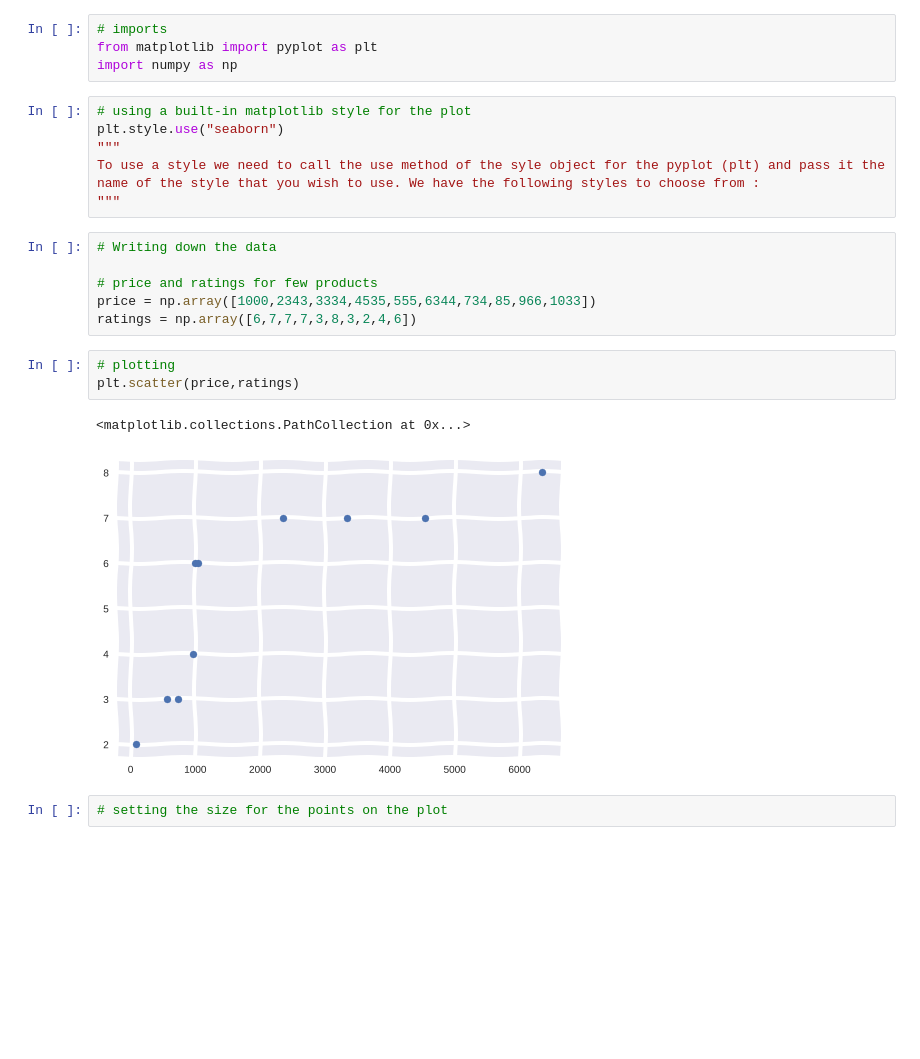
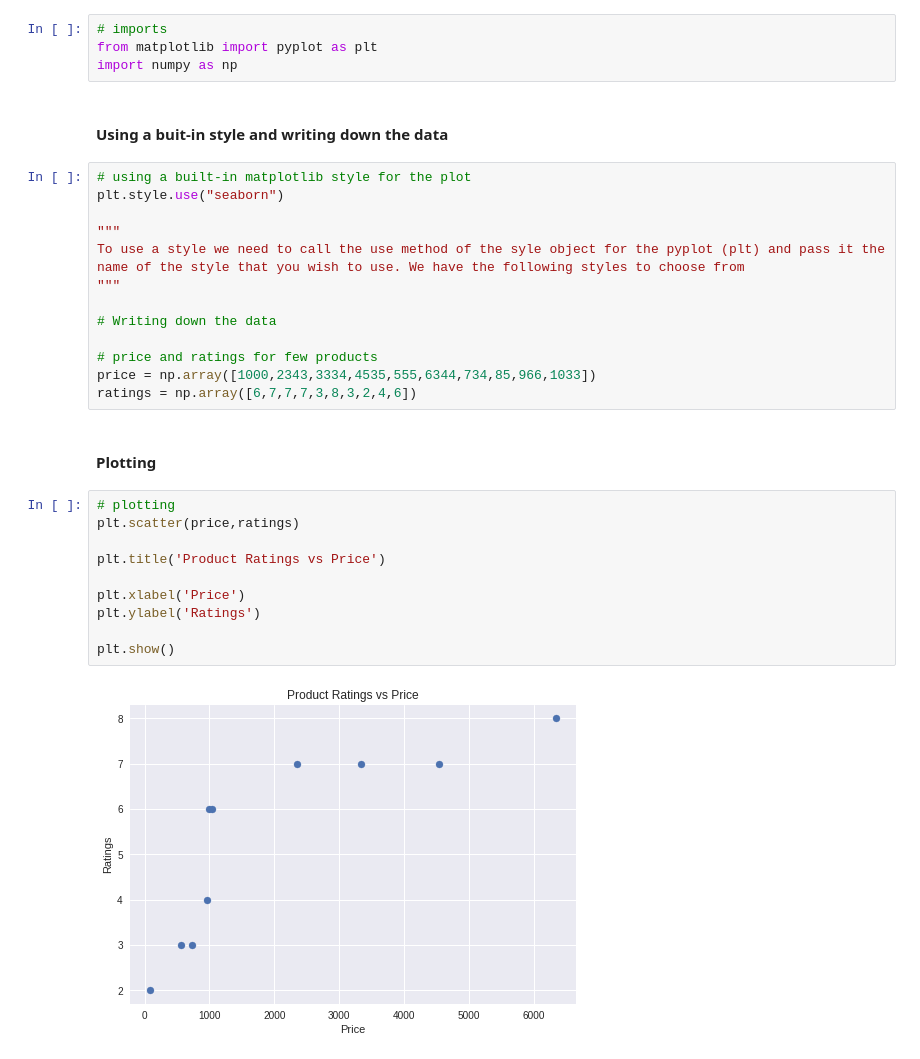
Before and after one commit to Ajay-Singh-Rana/practicing_python_basics, a Jupyter notebook: web/matplotlib/scatterPlots/scatterPlots.ipynb, the cells around one changed output. Drawn from its saved outputs; the diff is of its cells as text; blank space fills up the shorter version.

Commit message:
Completed Work on Scatter Plots Added the web page as well as the Jupyter Notebook for the Scatter Plots

```diff
--- a/web/matplotlib/scatterPlots/scatterPlots.ipynb
+++ b/web/matplotlib/scatterPlots/scatterPlots.ipynb
@@ -7,23 +12,32 @@
 # imports
 from matplotlib import pyplot as plt
 import numpy as np
+# %% [markdown]
+#### Using a buit-in style and writing down the data
 # %%
 # using a built-in matplotlib style for the plot
 plt.style.use("seaborn")
+
 """
-To use a style we need to call the use method of the syle object for the pyplot (plt) and pass it the name of the style that you wish to use. We have the following styles to choose from :
+To use a style we need to call the use method of the syle object for the pyplot (plt) and pass it the name of the style that you wish to use. We have the following styles to choose from
 """
+
+# Writing down the data
+
+# price and ratings for few products
+price = np.array([1000,2343,3334,4535,555,6344,734,85,966,1033])
+ratings = np.array([6,7,7,7,3,8,3,2,4,6])
-# %%
-# Writing down the data
-
-# price and ratings for few products
-price = np.array([1000,2343,3334,4535,555,6344,734,85,966,1033])
-ratings = np.array([6,7,7,7,3,8,3,2,4,6])
+# %% [markdown]
+#### Plotting
 # %%
 # plotting
 plt.scatter(price,ratings)
+
+plt.title('Product Ratings vs Price')
+
+plt.xlabel('Price')
+plt.ylabel('Ratings')
+
+plt.show()
 # %% [output]
-<matplotlib.collections.PathCollection at 0x...>
-[figure, old version]
+[figure, new version]
-# %%
-# setting the size for the points on the plot
```
Also changed, not shown: parts of 11 cells of this notebook, 6 other files.
